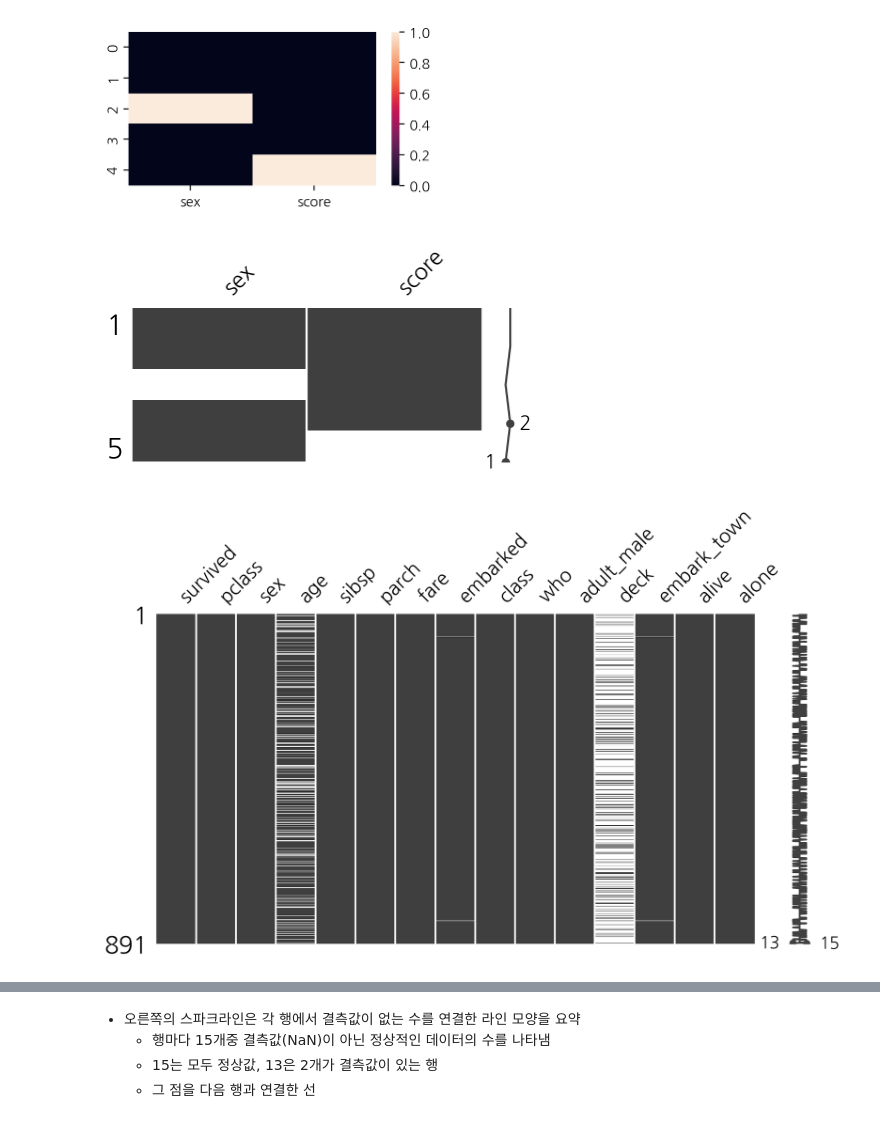
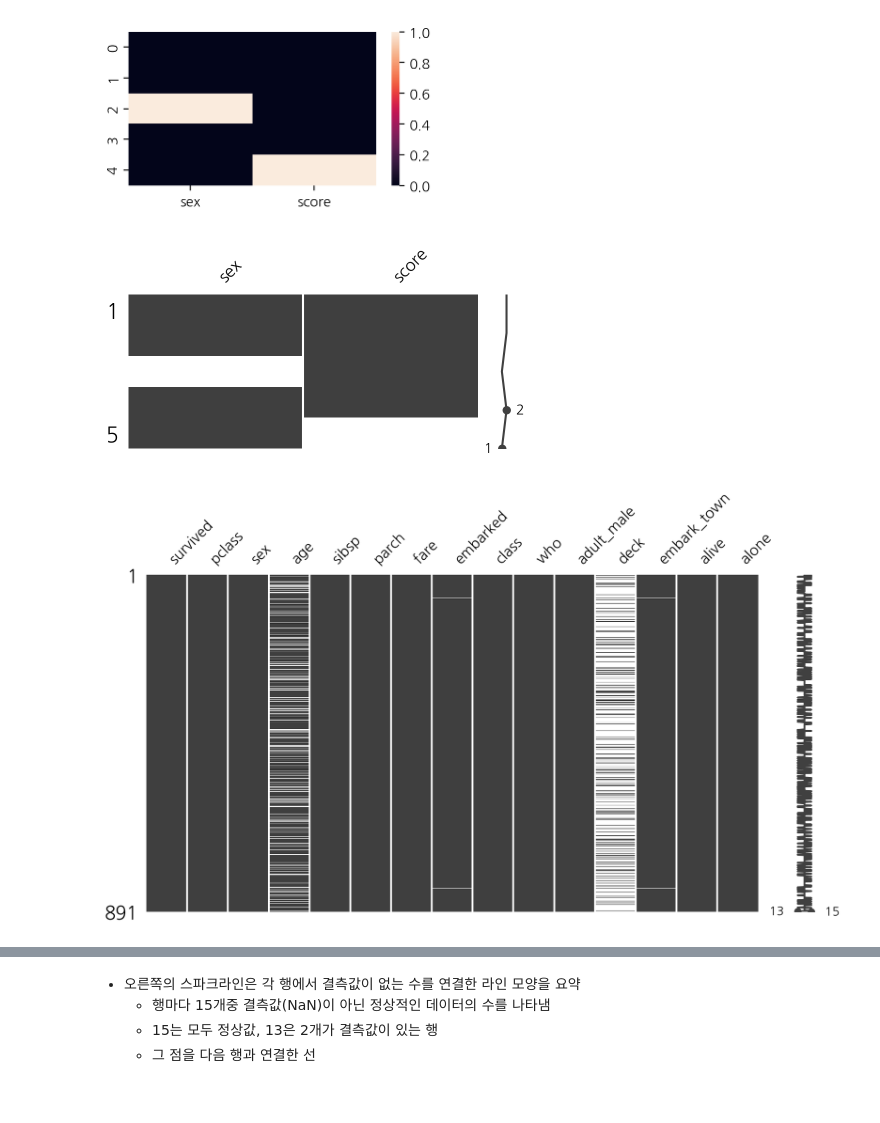
Before and after one commit to 20232497/2026-1-BDA, a Jupyter notebook: code/14w_ch07_missingvalue_outlier.ipynb, the cells around one changed output, grey strips where cells are left out. Cells and saved outputs as stored; diff of their text form; code cells hidden in the pictures.

```diff
--- a/code/14w_ch07_missingvalue_outlier.ipynb
+++ b/code/14w_ch07_missingvalue_outlier.ipynb
@@ -455,14 +476,14 @@ sns.heatmap(df.isnull());
 # %%
 import missingno as msno
 # 가로 5인치, 세로 2인치 크기로 지정
-msno.matrix(df, figsize=(5, 2));
+msno.matrix(df, figsize=(5, 2), fontsize=12);
 # %% [output]
-[figure, old version]
+[figure, new version]
 # %%
 tdf = sns.load_dataset('titanic')
-msno.matrix(tdf, figsize=(10, 5));
+msno.matrix(tdf, figsize=(10, 5), fontsize=12);
 # %% [output]
-[figure, old version]
+[figure, new version]
 # %%
 tdf2 = tdf.sample(20)
 tdf2
```
Also changed, not shown: parts of 39 cells of this notebook.
